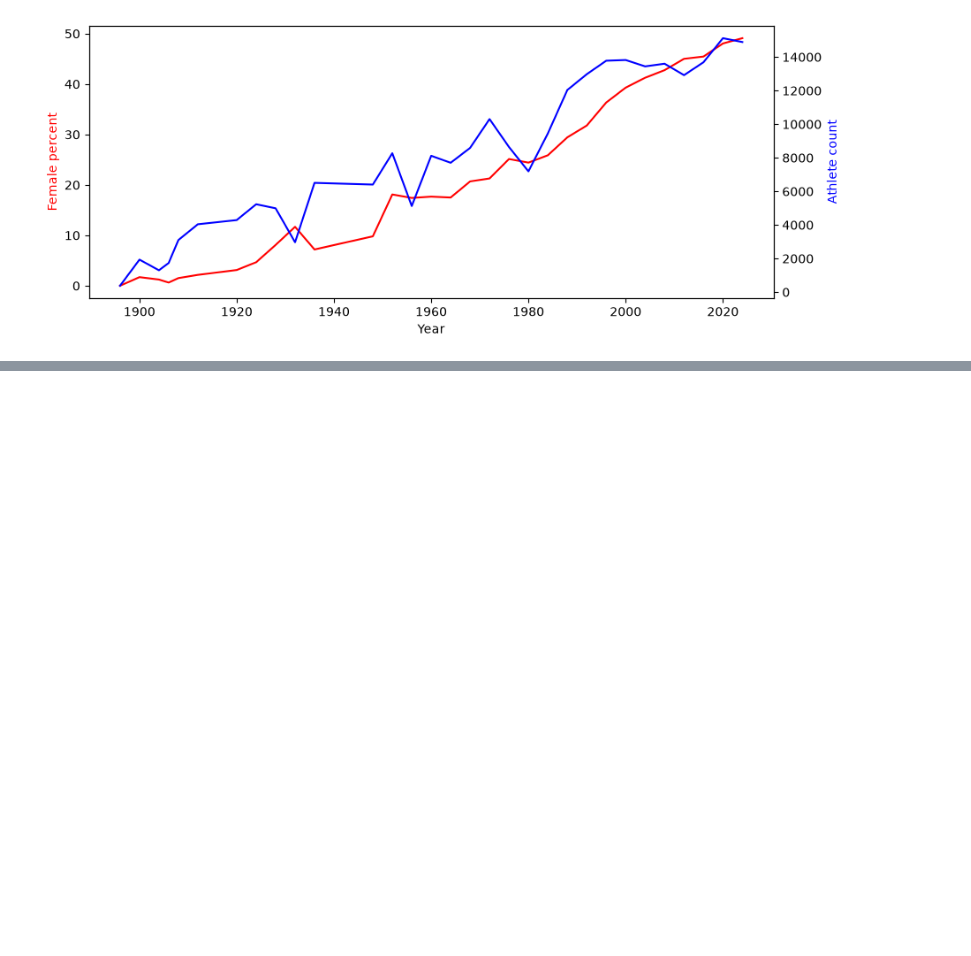
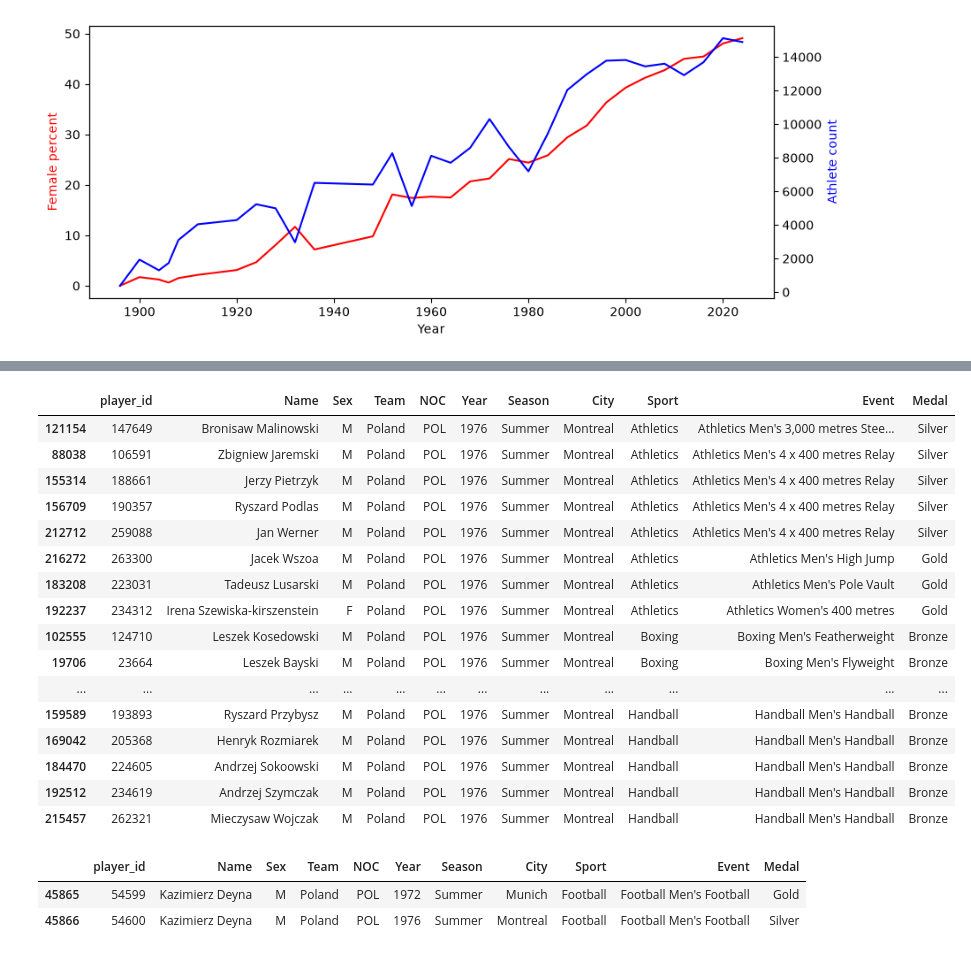
Before and after one commit to dane-analizy/szkolenie_pandas-2026_09_28-2026_09_30, a Jupyter notebook: robocze/15_olimpiada.ipynb, the cells around one changed output, grey strips where cells are left out. Cells and saved outputs as stored; diff of their text form; code cells hidden in the pictures; blank space fills up the shorter version.

```diff
--- a/robocze/15_olimpiada.ipynb
+++ b/robocze/15_olimpiada.ipynb
@@ -204,3 +204,6 @@ ax2.set_ylabel("Athlete count", color="blue")
 plt.show()
 # %% [output]
 [figure]
+# %%
+df_medal = df[df["Medal"] != "No medal"]
+df_medal
@@ -206,0 +348,29 @@ plt.show()
+# %%
+df_medal[
+    (df_medal["Year"] == 1976)
+    & (df_medal["Team"] == "Poland")
+].sort_values("Event").head(50)
+# %% [output]
+|  | player_id | Name | Sex | Team | NOC | Year | Season | City | Sport | Event | Medal |
+| 121154 | 147649 | Bronisaw Malinowski | M | Poland | POL | 1976 | Summer | Montreal | Athletics | Athletics Men's 3,000 metres Stee... | Silver |
+| 88038 | 106591 | Zbigniew Jaremski | M | Poland | POL | 1976 | Summer | Montreal | Athletics | Athletics Men's 4 x 400 metres Relay | Silver |
+| 155314 | 188661 | Jerzy Pietrzyk | M | Poland | POL | 1976 | Summer | Montreal | Athletics | Athletics Men's 4 x 400 metres Relay | Silver |
+| 156709 | 190357 | Ryszard Podlas | M | Poland | POL | 1976 | Summer | Montreal | Athletics | Athletics Men's 4 x 400 metres Relay | Silver |
+| 212712 | 259088 | Jan Werner | M | Poland | POL | 1976 | Summer | Montreal | Athletics | Athletics Men's 4 x 400 metres Relay | Silver |
+| 216272 | 263300 | Jacek Wszoa | M | Poland | POL | 1976 | Summer | Montreal | Athletics | Athletics Men's High Jump | Gold |
+| 183208 | 223031 | Tadeusz Lusarski | M | Poland | POL | 1976 | Summer | Montreal | Athletics | Athletics Men's Pole Vault | Gold |
+| 192237 | 234312 | Irena Szewiska-kirszenstein | F | Poland | POL | 1976 | Summer | Montreal | Athletics | Athletics Women's 400 metres | Gold |
+| 102555 | 124710 | Leszek Kosedowski | M | Poland | POL | 1976 | Summer | Montreal | Boxing | Boxing Men's Featherweight | Bronze |
+| 19706 | 23664 | Leszek Bayski | M | Poland | POL | 1976 | Summer | Montreal | Boxing | Boxing Men's Flyweight | Bronze |
+| ... | ... | ... | ... | ... | ... | ... | ... | ... | ... | ... | ... |
+| 159589 | 193893 | Ryszard Przybysz | M | Poland | POL | 1976 | Summer | Montreal | Handball | Handball Men's Handball | Bronze |
+| 169042 | 205368 | Henryk Rozmiarek | M | Poland | POL | 1976 | Summer | Montreal | Handball | Handball Men's Handball | Bronze |
+| 184470 | 224605 | Andrzej Sokoowski | M | Poland | POL | 1976 | Summer | Montreal | Handball | Handball Men's Handball | Bronze |
+| 192512 | 234619 | Andrzej Szymczak | M | Poland | POL | 1976 | Summer | Montreal | Handball | Handball Men's Handball | Bronze |
+| 215457 | 262321 | Mieczysaw Wojczak | M | Poland | POL | 1976 | Summer | Montreal | Handball | Handball Men's Handball | Bronze |
+# %%
+df_medal[df_medal['Name'] == 'Kazimierz Deyna']
+# %% [output]
+|  | player_id | Name | Sex | Team | NOC | Year | Season | City | Sport | Event | Medal |
+| 45865 | 54599 | Kazimierz Deyna | M | Poland | POL | 1972 | Summer | Munich | Football | Football Men's Football | Gold |
+| 45866 | 54600 | Kazimierz Deyna | M | Poland | POL | 1976 | Summer | Montreal | Football | Football Men's Football | Silver |
```
Also changed, not shown: parts of 10 cells of this notebook.
